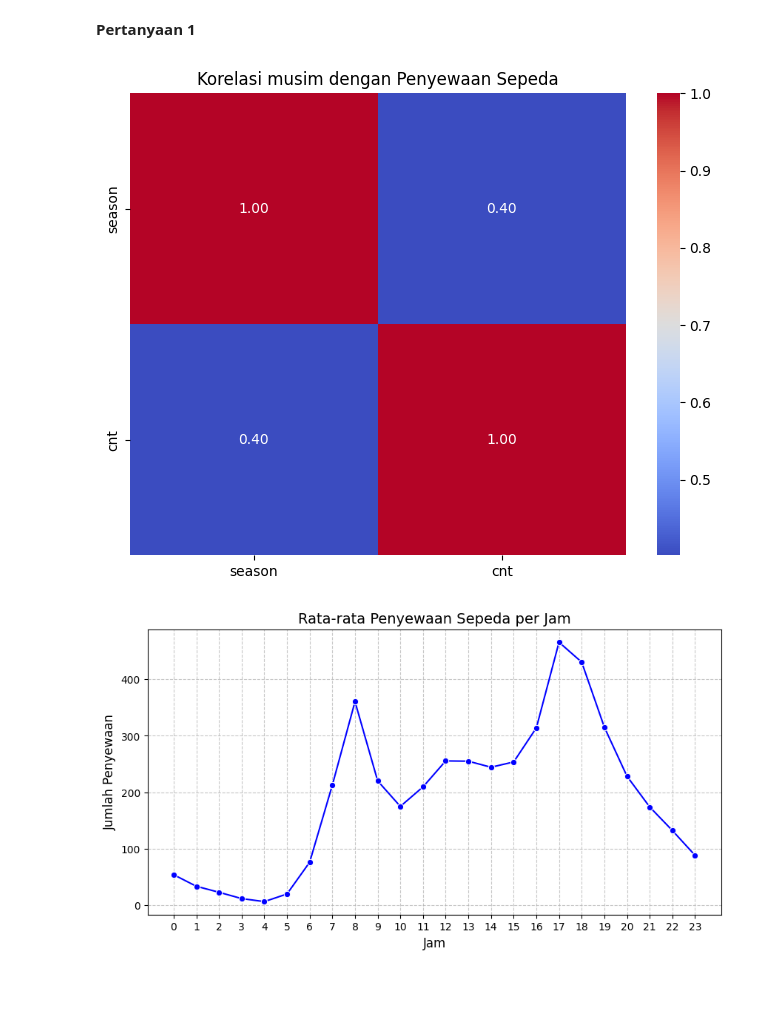
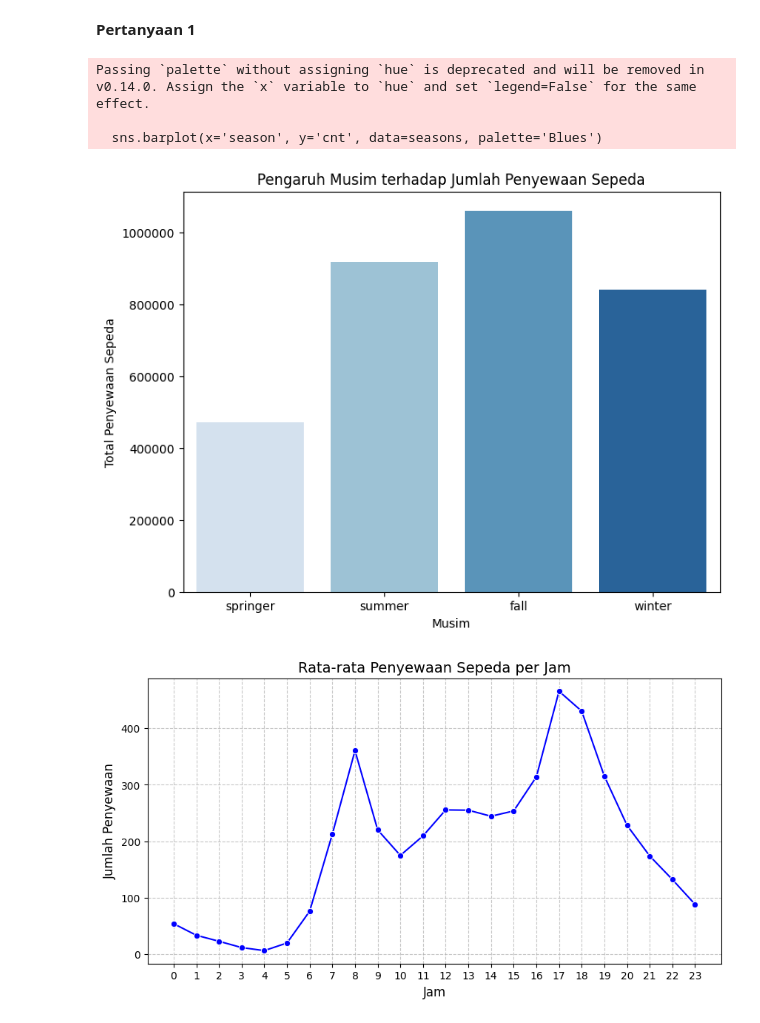
Before and after one commit to aynarifdah/bikeshare, a Jupyter notebook: notebook_bike_sharing.ipynb, the cells around one changed output. Cells and saved outputs as stored; diff of their text form; code cells hidden in the pictures; blank space fills up the shorter version.

```diff
--- a/notebook_bike_sharing.ipynb
+++ b/notebook_bike_sharing.ipynb
@@ -311,11 +321,29 @@ cnt     0.402371  1.000000
 ## **VISUALIZATION & EXPLANATORY ANALYSIS**
 # %% [markdown]
 **Pertanyaan 1**
-# %%
-plt.figure(figsize=(8, 6))
-sns.heatmap(days_outlier[['season', 'cnt']].corr(), annot=True, cmap='coolwarm', fmt='.2f')
-plt.title("Korelasi musim dengan Penyewaan Sepeda")
-plt.show()
-# %% [output]
-[figure, removed]
+# %%
+# bar chart untuk menampilkan hubungan antara musim dan jumlah penyewaan sepeda
+seasons = df.groupby('season', as_index=False)['cnt'].sum()
+
+seasons = df.groupby('season', as_index=False)['cnt'].sum()
+
+# Mapping angka ke nama musim
+season_map = {1: 'springer', 2: 'summer', 3: 'fall', 4: 'winter'}
+seasons['season'] = seasons['season'].map(season_map)
+
+#untuk tampilin plot
+plt.figure(figsize=(8, 6))
+sns.barplot(x='season', y='cnt', data=seasons, palette='Blues')
+
+plt.xlabel('Musim')
+plt.ylabel('Total Penyewaan Sepeda')
+plt.title('Pengaruh Musim terhadap Jumlah Penyewaan Sepeda')
+
+plt.ticklabel_format(style='plain', axis='y')
+plt.show()
+# %% [output]
+Passing `palette` without assigning `hue` is deprecated and will be removed in v0.14.0. Assign the `x` variable to `hue` and set `legend=False` for the same effect.
+
+  sns.barplot(x='season', y='cnt', data=seasons, palette='Blues')
+[figure, added]
 # %%
```
Also changed, not shown: parts of 11 cells of this notebook, 4 other files.
